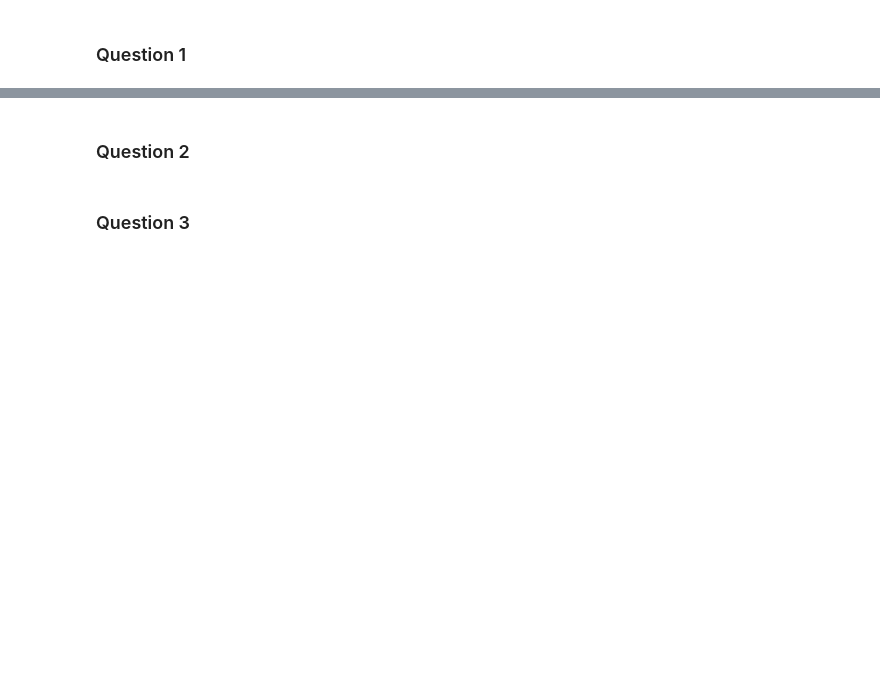
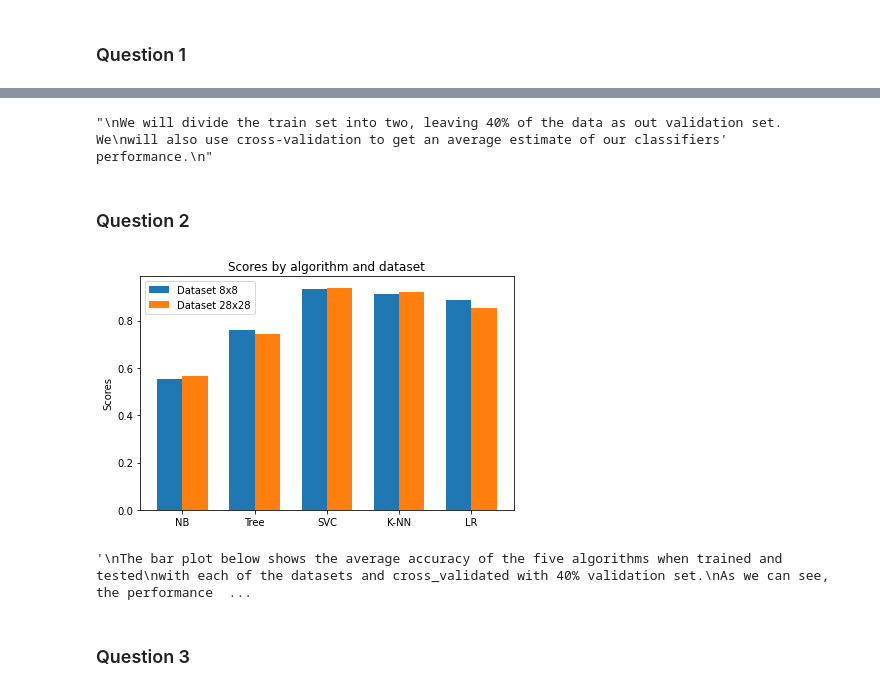
Before and after one commit to KaloyanTanev/ML-final, a Jupyter notebook: MNIST/GROUP_problem_mnist.ipynb, the cells around one changed output, grey strips where cells are left out. Drawn from its saved outputs; the diff is of its cells as text; code cells hidden in the pictures; blank space fills up the shorter version.

```diff
--- a/MNIST/GROUP_problem_mnist.ipynb
+++ b/MNIST/GROUP_problem_mnist.ipynb
@@ -29,8 +33,8 @@ models = {
     "GaussianNB" : GaussianNB(),
     "DecisionTreeClassifier" : DecisionTreeClassifier(),
     "SVC" : SVC(),
-    "KNeighbours": KNeighborsClassifier(),
-    "LogisticRegression": LogisticRegression()
+    "KNeighbours": KNeighborsClassifier(weights='distance'),
+    "LogisticRegression": LogisticRegression(penalty = 'none')
 }
 # %% [markdown]
 ## Load data
@@ -141,2 +118,10 @@ LogisticRegression  :  0.872
+# %%
+## Experiments
+"""
+We will divide the train set into two, leaving 40% of the data as out validation set. We
+will also use cross-validation to get an average estimate of our classifiers' performance.
+"""
+# %% [output]
+"\nWe will divide the train set into two, leaving 40% of the data as out validation set. We\nwill also use cross-validation to get an average estimate of our classifiers' performance.\n"
 # %% [markdown]
 ### Question 2
@@ -145,3 +128,58 @@ LogisticRegression  :  0.872
+# %%
+# Now we will fit the models using
+
+trainX_28, testX_28, trainY_28, testY_28 = train_test_split( mnist_28, train_labels, test_size = 0.4, random_state=42 )
+trainX_28_D, testX_28_D, trainY_28_D, testY_28_D = train_test_split( mnist_28_D, train_labels, test_size = 0.4, random_state=42 )
+trainX_8, testX_8, trainY_8, testY_8 = train_test_split( mnist_8, train_labels, test_size = 0.4, random_state=42 )
+trainX_8_D, testX_8_D, trainY_8_D, testY_8_D = train_test_split( mnist_8_D, train_labels, test_size = 0.4, random_state=42 )
+
+
+scores_8x8 = np.zeros(5)
+scores_28x28 = np.zeros(5)
+
+index = 0
+
+for name, model in models.items():
+
+    scores_8x8[index] = np.mean(cross_validate(model, mnist_8, train_labels)['test_score'])
+    scores_28x28[index] = np.mean(cross_validate(model, mnist_28, train_labels)['test_score'])
+
+    index += 1
+
+
+x = np.arange(5)
+fig, ax = plt.subplots()
+width = 0.35
+rects1 = ax.bar(x - width/2, scores_8x8, width, label='Dataset 8x8')
+rects2 = ax.bar(x + width/2, scores_28x28, width, label='Dataset 28x28')
+
+# Add some text for labels, title and custom x-axis tick labels, etc.
+ax.set_ylabel('Scores')
+ax.set_title('Scores by algorithm and dataset')
+ax.set_xticks(x)
+ax.set_xticklabels(['NB', 'Tree', 'SVC', 'K-NN', 'LR'])
+ax.legend()
+
+fig.tight_layout()
+
+plt.show()
+
+'''
+The bar plot below shows the average accuracy of the five algorithms when trained and tested
+with each of the datasets and cross_validated with 40% validation set.
+As we can see, the performance is from worse to best:
+Naive Bayes < Decision Tree < Logistic Regression < K-Nearest Neighbours < SVC
+
+For the Naive Bayes, this is expected because it is greatly influenced by the huge amount
+of noise in the data.
+
+The plot also shows that on average:
+    NaiveBayes, SVC and K-NN perform better with the larger dataset
+    Decision Tree and Logistic Regression perform better with the compressed dataset.
+'''
+# %% [output]
+[figure, added]
+'\nThe bar plot below shows the average accuracy of the five algorithms when trained and tested\nwith each of the datasets and cross_validated with 40% validation set.\nAs we can see, the performance  ...
 # %% [markdown]
 ### Question 3
 # %%
```
Also changed, not shown: parts of 8 cells of this notebook.
